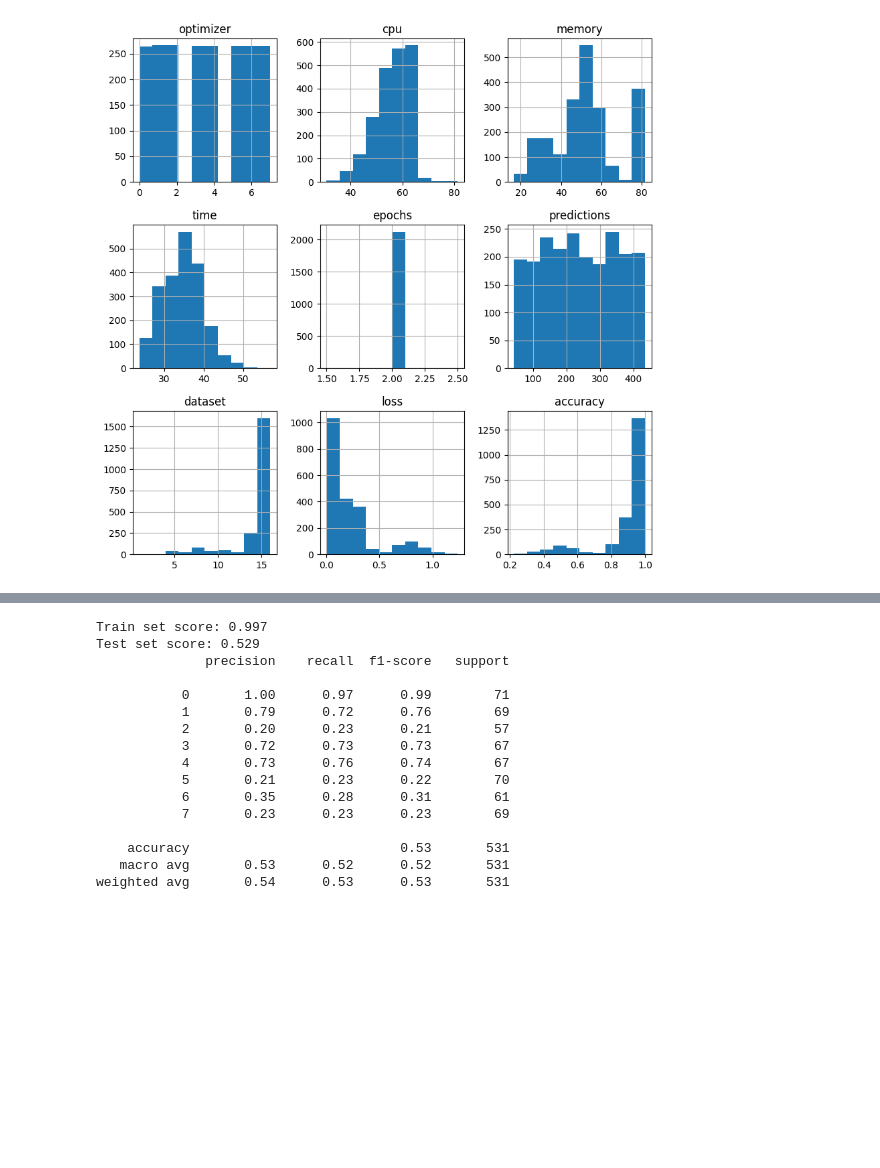
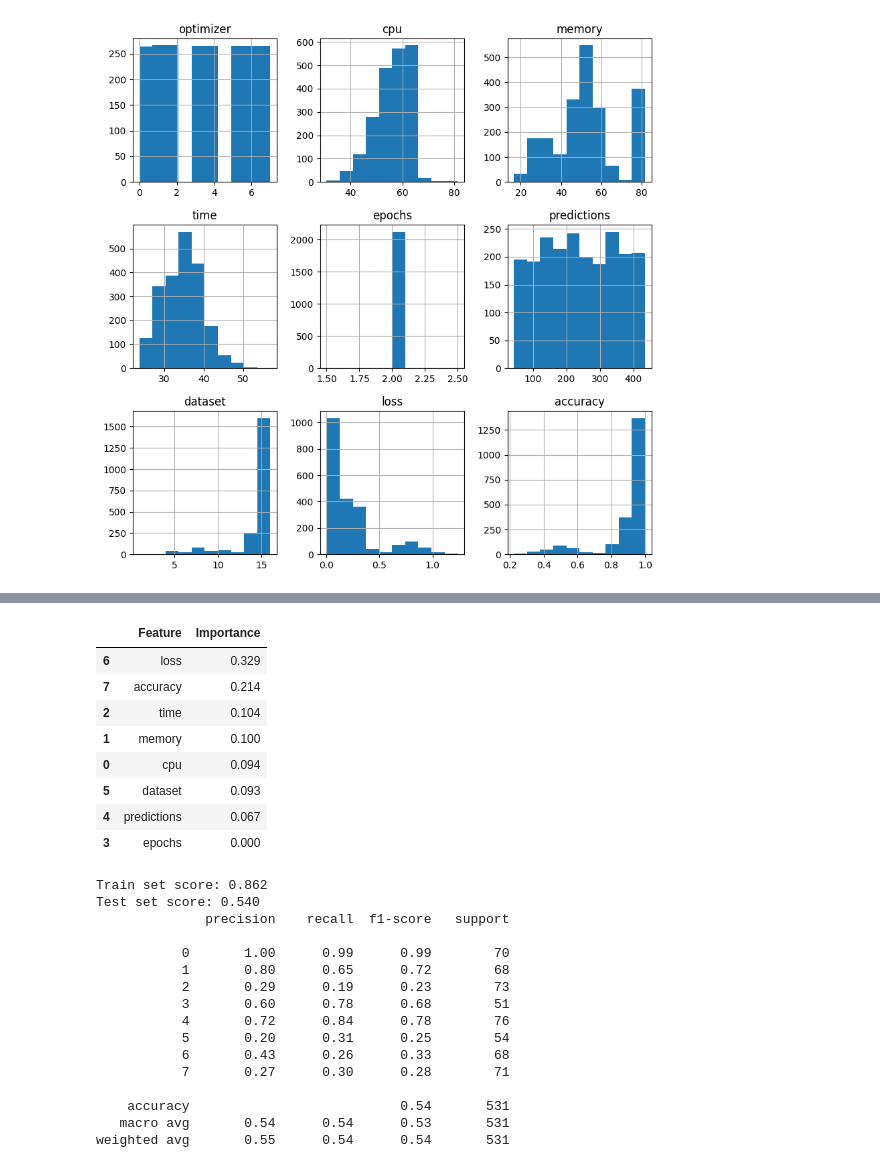
Before and after one commit to it21053528/Fiverr-Freelancing, a Jupyter notebook: Nimendrak/model.ipynb, the cells around one changed output, grey strips where cells are left out. Saved outputs shown, nothing was run; the diff lists cells and outputs as text; code cells hidden in the pictures; blank space fills up the shorter version.

```diff
--- a/Nimendrak/model.ipynb
+++ b/Nimendrak/model.ipynb
@@ -158,5 +170,20 @@ weighted avg       0.54      0.54      0.54       531
+# %%
+importances = pd.DataFrame({'Feature':X.columns,'Importance':np.round(rf.feature_importances_,3)})
+importances = importances.sort_values('Importance',ascending=False)
+
+importances
+# %% [output]
+|  | Feature | Importance |
+| 6 | loss | 0.329 |
+| 7 | accuracy | 0.214 |
+| 2 | time | 0.104 |
+| 1 | memory | 0.100 |
+| 0 | cpu | 0.094 |
+| 5 | dataset | 0.093 |
+| 4 | predictions | 0.067 |
+| 3 | epochs | 0.000 |
 # %%
-xg = XGBClassifier(n_estimators=60)
+xg = XGBClassifier(n_estimators=12)
 
 xg.fit(X_train, y_train)
 
@@ -166,19 +193,19 @@ print('Test set score: {:.3f}'.format(xg.score(X_test, y_test)))
 y_pred = xg.predict(X_test)
 print(classification_report(y_test, y_pred))
 # %% [output]
-Train set score: 0.997
-Test set score: 0.529
+Train set score: 0.862
+Test set score: 0.540
               precision    recall  f1-score   support
 
-           0       1.00      0.97      0.99        71
-           1       0.79      0.72      0.76        69
-           2       0.20      0.23      0.21        57
-           3       0.72      0.73      0.73        67
-           4       0.73      0.76      0.74        67
-           5       0.21      0.23      0.22        70
-           6       0.35      0.28      0.31        61
-           7       0.23      0.23      0.23        69
+           0       1.00      0.99      0.99        70
+           1       0.80      0.65      0.72        68
+           2       0.29      0.19      0.23        73
+           3       0.60      0.78      0.68        51
+           4       0.72      0.84      0.78        76
+           5       0.20      0.31      0.25        54
+           6       0.43      0.26      0.33        68
+           7       0.27      0.30      0.28        71
 
-    accuracy                           0.53       531
-   macro avg       0.53      0.52      0.52       531
-weighted avg       0.54      0.53      0.53       531
+    accuracy                           0.54       531
+   macro avg       0.54      0.54      0.53       531
+weighted avg       0.55      0.54      0.54       531
```
Also changed, not shown: parts of 9 cells of this notebook, 1 other file.
